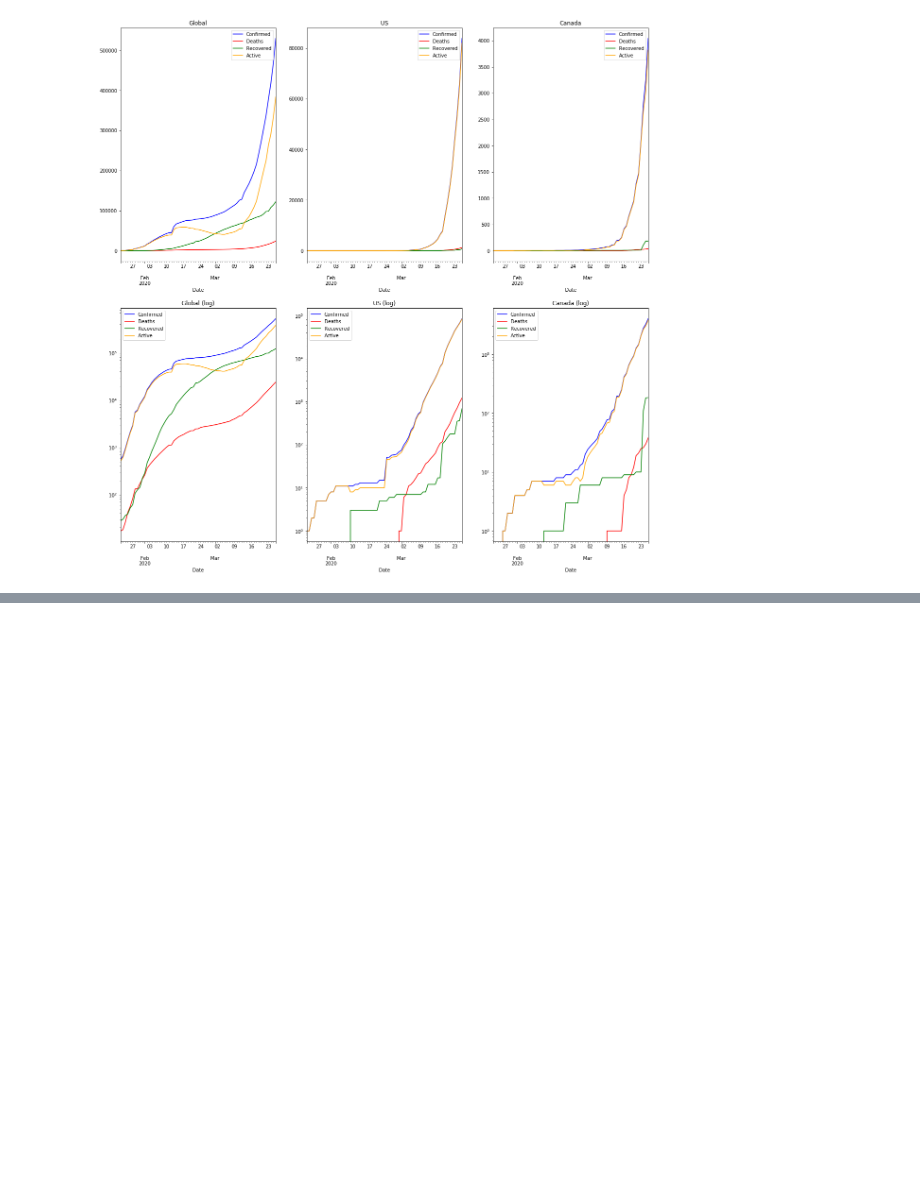
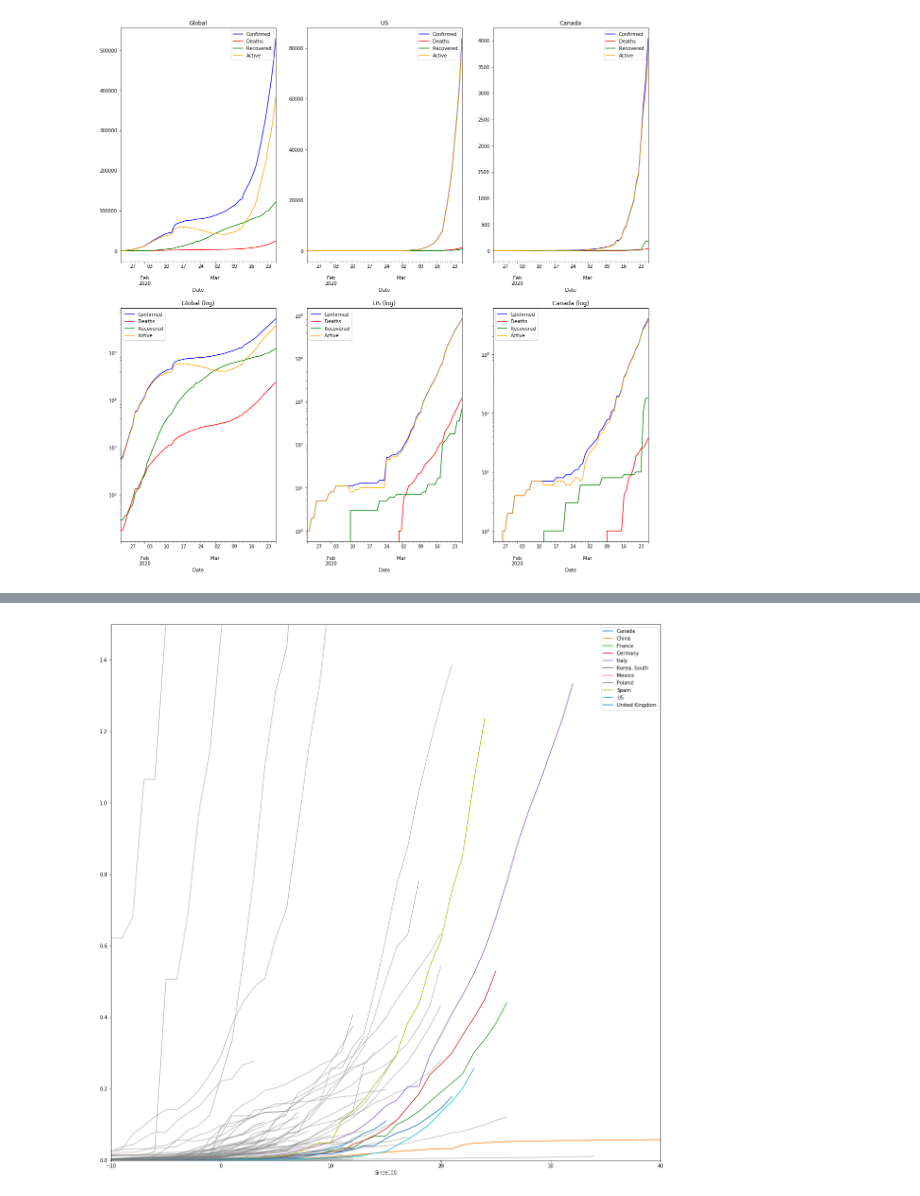
Before and after one commit to bartman/covid19, a Jupyter notebook: covid19-1.ipynb, the cells around one changed output, grey strips where cells are left out. Drawn from its saved outputs; the diff is of its cells as text; code cells hidden in the pictures; blank space fills up the shorter version.

```diff
--- a/covid19-1.ipynb
+++ b/covid19-1.ipynb
@@ -268,9 +277,62 @@ plt.show()
-# %%
-cdn = df.loc[df['Country/Region'] == 'Canada']
-cdn = cdn.groupby(['Country/Region','Date'],as_index=False).agg(aggregation)
-print(cdn)
-
-x = df.loc[df['Country/Region'] == 'Canada']
-x = x.loc[df['Confirmed'].notna()]
-#cdn = cdn.groupby(['Country/Region','Date'],as_index=False).agg(aggregation)
-print(x)
+# %%
+pop = wb.get_series('SP.POP.TOTL', mrv=1).reset_index()
+
+
+pc = ['Country/Region', 'Province/State', 'Date', 'Confirmed', 'ConfirmedIncrease', 'Deaths', 'DeathsIncrease', 'Recovered', 'RecoveredIncrease', 'Active', 'ActiveIncrease']
+d = df[pc]
+d = d.groupby(['Country/Region','Date'],as_index=False).agg(aggregation)
+
+countries = d['Country/Region'].unique()
+
+focus = ['Canada','US','China','Korea, South','United Kingdom','Poland','Mexico','Italy','Spain','France','Germany']
+
+#countries = focus
+#d = d[d['Country/Region'].isin(focus)]
+
+#d = d.reset_index()
+
+#print(d)
+#display(countries)
+#display(d)
+
+fig, ax = plt.subplots(1,1)
+
+
+for cn in countries:
+    pn = cn
+    if pn == 'US':
+        pn = 'United States'
+
+    num = 0
+    try:
+        num = int(pop[pop['Country'] == pn]['SP.POP.TOTL'])
+    except:
+        pass
+
+    try:
+        c = d[d['Country/Region'] == cn]
+        x = c[c['Confirmed'].gt(99)].index[0]
+        s = c.loc[x]['Date']
+        c = c.copy()
+        c['Since100'] = c['Date'] - s
+        c['Since100'] = c['Since100']/np.timedelta64(1,'D')
+        c = c[c['Since100'] > -14]
+
+        c['ConfPer1000'] = c['Confirmed'] * 1000 / num
+
+
+        if cn in focus:
+            c.plot(kind='line',x='Since100',y='ConfPer1000', label=cn, ax=ax)
+        else:
+            c.plot(kind='line',x='Since100',y='ConfPer1000', legend=False, color='gray', alpha=0.5, ax=ax)
+
+    except Exception as err:
+        #print(err)
+        pass
+
+ax.set_xlim([-10,40])
+ax.set_ylim([0,1.5])
+
+plt.show()
+# %% [output]
+[figure, added]
```
Also changed, not shown: parts of 4 cells of this notebook.
